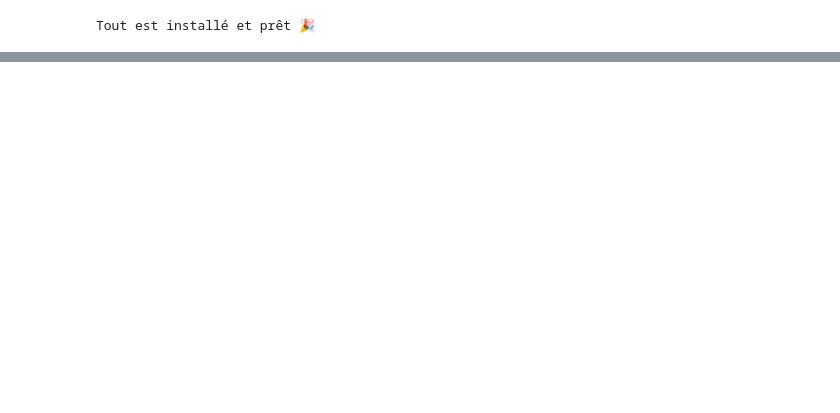
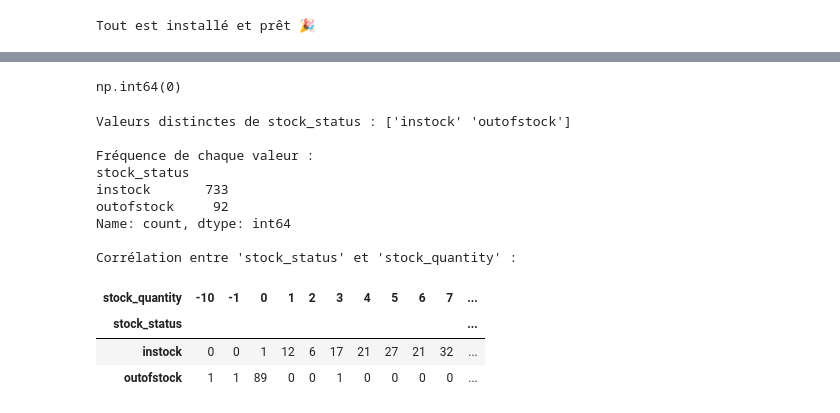
Before and after one commit to Stephane-OC/bottleneck, a Jupyter notebook: analyse_bottleneck.ipynb, the cells around one changed output, grey strips where cells are left out. Drawn from its saved outputs; the diff is of its cells as text; code cells hidden in the pictures; blank space fills up the shorter version.

```diff
--- a/analyse_bottleneck.ipynb
+++ b/analyse_bottleneck.ipynb
@@ -226,31 +226,4 @@ Tout est installé et prêt 🎉
 import plotly.express as px
 # %%
-#Trouver dans Google l'instruction permettant d'afficher toutes les colonnes d'un dataframe
-#Saisir dans Google les mots clés "display all columns dataframe Pandas" par exemple.
-#Dans les résultats de la recherche, privilégier les solutions provenant de Stack Overflow ou Medium
-
 # Affichage de toutes les colonnes du dataframe
 pd.set_option('display.max_columns', None)
-
-display(HTML("""
-<div style="
-    background-color:#1e1e1e;
-    color:#dcdcdc;
-    padding:10px;
-    border-radius:5px;
-    font-family:Consolas, monospace;
-    margin-bottom:8px;
-">
-<b>Réponse :</b><br>
-<span style="color:#9CDCFE;">pd</span>.<span style="color:#DCDCAA;">set_option</span>(
-<span style="color:#CE9178;">'display.max_columns'</span>, <span style="color:#569CD6;">None</span>)
-</div>
-<div style="
-    color:#32CD32;
-    font-weight:bold;
-    font-family:Segoe UI, sans-serif;
-    font-size:15px;
-">
-✅ Toutes les colonnes du DataFrame seront désormais affichées.
-</div>
-"""))
@@ -348,6 +367,31 @@ Le tableau comporte 6 colonne(s)
 # %%
 #Vérifier si il y a des lignes en doublon dans la colonne product_id
+df_erp["product_id"].duplicated().sum()
+# %% [output]
+np.int64(0)
 # %%
 #Afficher les valeurs distinctes de la colonne stock_status
-#À quelle(s) autre(s) colonne(s) sont-elles liées ?
+print("\033[96mValeurs distinctes de stock_status :\033[0m", df_erp["stock_status"].unique())
+
+# Fréquence d'apparition
+print("\n\033[96mFréquence de chaque valeur :\033[0m")
+print(df_erp["stock_status"].value_counts())
+
+# Relation entre stock_status et stock_quantity
+print("\n\033[96mCorrélation entre 'stock_status' et 'stock_quantity' :\033[0m")
+pd.crosstab(df_erp["stock_status"], df_erp["stock_quantity"])
+# %% [output]
+Valeurs distinctes de stock_status : ['instock' 'outofstock']
+
+Fréquence de chaque valeur :
+stock_status
+instock       733
+outofstock     92
+Name: count, dtype: int64
+
+Corrélation entre 'stock_status' et 'stock_quantity' :
+| stock_quantity | -10 | -1 | 0 | 1 | 2 | 3 | 4 | 5 | 6 | 7 | ... |
+| stock_status |  |  |  |  |  |  |  |  |  |  | ... |
+| instock | 0 | 0 | 1 | 12 | 6 | 17 | 21 | 27 | 21 | 32 | ... |
+| outofstock | 1 | 1 | 89 | 0 | 0 | 1 | 0 | 0 | 0 | 0 | ... |
 # %%
```
Also changed, not shown: parts of 32 cells of this notebook, 1 other file.
